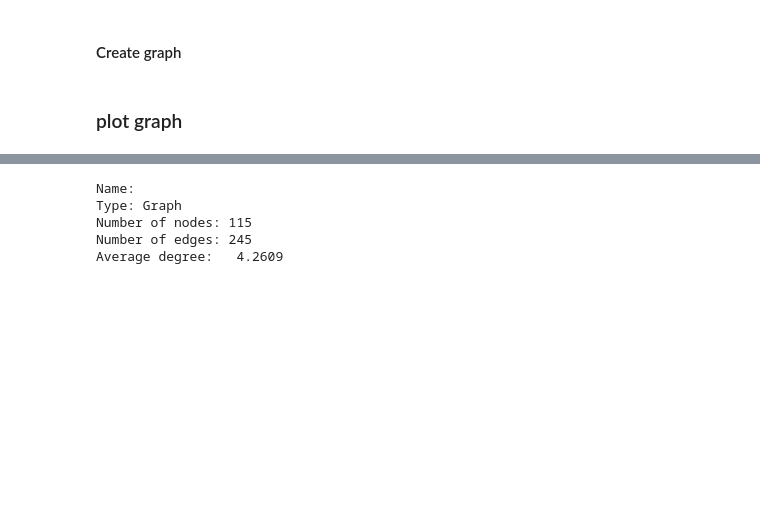
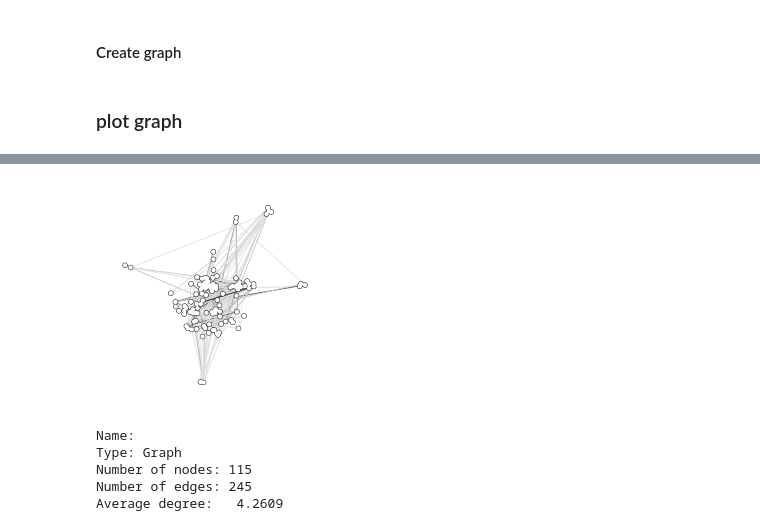
Before and after one commit to arunabh15091989/LighthouseLabs-LectureNotes, a Jupyter notebook: W9D3/Network analysis Activity .ipynb, the cells around one changed output, grey strips where cells are left out. Drawn from its saved outputs; the diff is of its cells as text; code cells hidden in the pictures; blank space fills up the shorter version.

```diff
--- a/W9D3/Network analysis Activity .ipynb
+++ b/W9D3/Network analysis Activity .ipynb
@@ -32,3 +33,9 @@ nx.draw_networkx(G,edge_color='#FFDEA2')
+# %%
+
+import netgraph
+plot_instance = netgraph.InteractiveGraph(G)
+# %% [output]
+[figure, added]
 # %%
 print(nx.info(G))
 # %% [output]
```
Also changed, not shown: parts of 4 cells of this notebook, 3 other files.
